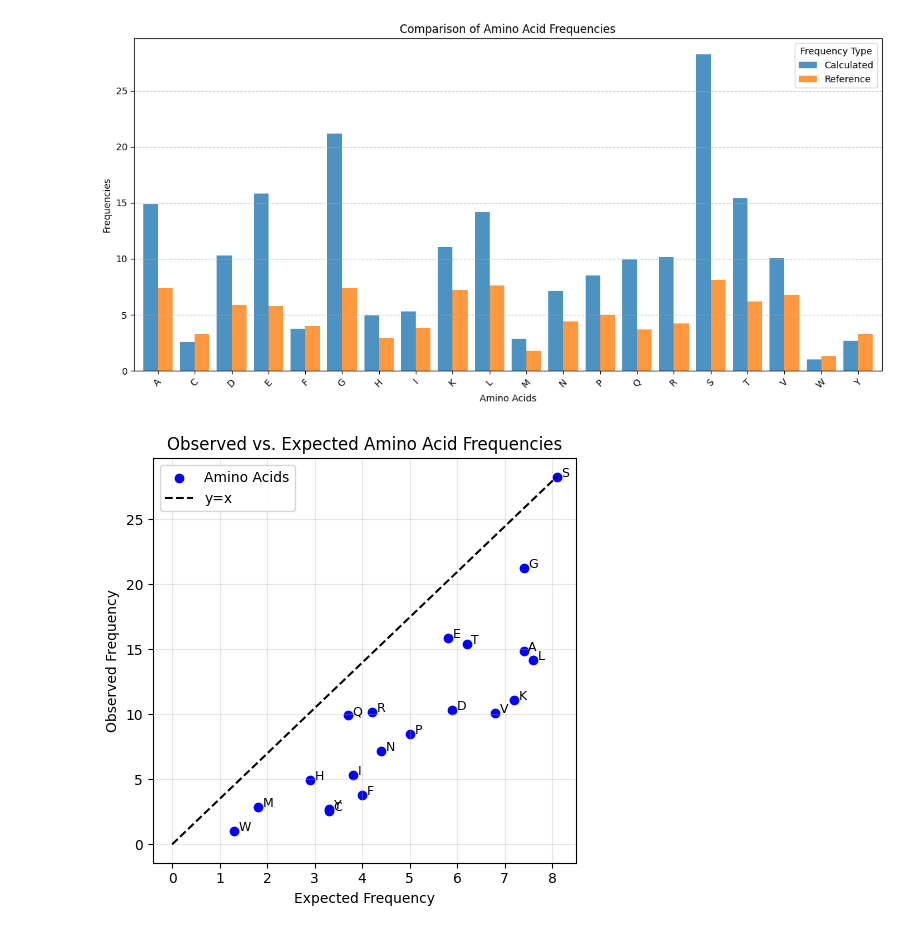
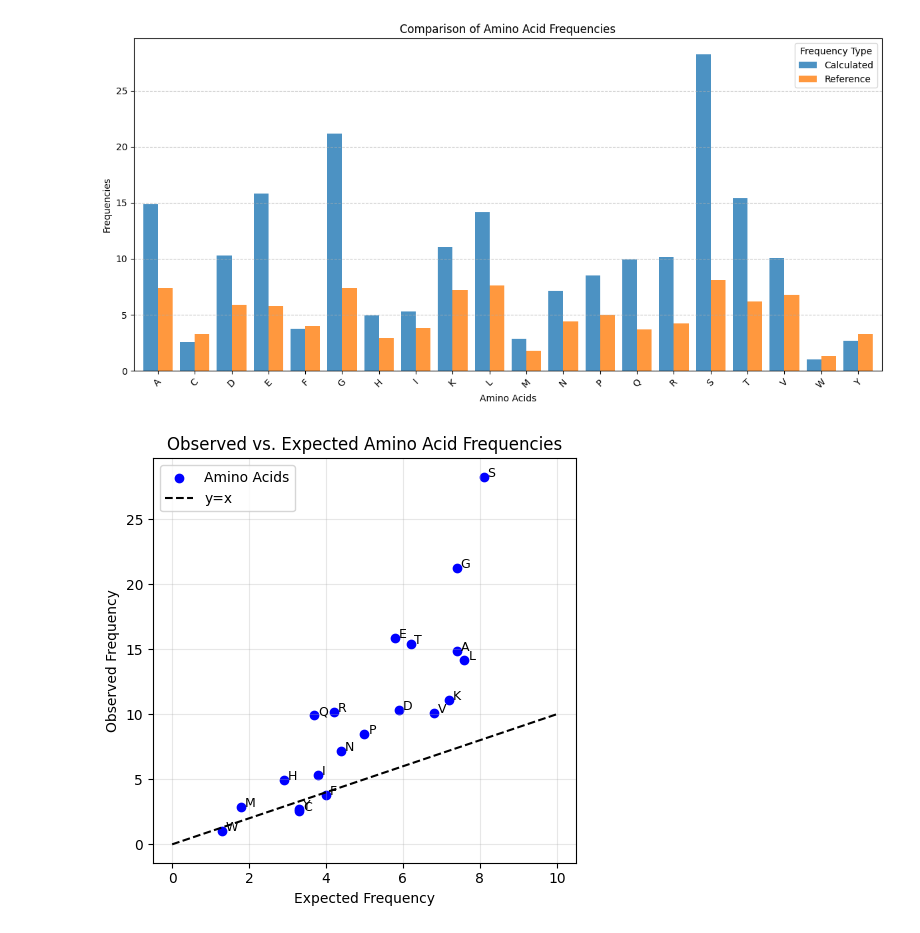
Before and after one commit to djurdjam02/DataMiningProject, a Jupyter notebook: project.ipynb, the cells around one changed output. Drawn from its saved outputs; the diff is of its cells as text; code cells hidden in the pictures.

```diff
--- a/project.ipynb
+++ b/project.ipynb
@@ -655,23 +655,26 @@ plt.show()
 # %% [output]
 [figure]
 # %%
+import numpy as np
 labels = list(total_frequencies.keys())
 observed = list(total_frequencies.values)
 expected = [reference_frequencies[label] for label in labels]
 
 plt.figure(figsize=(5, 5))
 plt.scatter(expected, observed, color='blue', label='Amino Acids')
-plt.plot([0, max(expected)], [0, max(observed)], color='black', linestyle='--', label='y=x')
+x = np.linspace(0, 10)
+y = x
+plt.plot(x, y, color='black', linestyle='--', label='y=x')
 
 for i, label in enumerate(labels):
     plt.text(expected[i] + 0.1, observed[i], label, fontsize=9)
 
 plt.title("Observed vs. Expected Amino Acid Frequencies")
 plt.xlabel("Expected Frequency")
 plt.ylabel("Observed Frequency")
 plt.grid(alpha=0.3)
 plt.legend()
 plt.tight_layout()
 plt.show()
 # %% [output]
-[figure, old version]
+[figure, new version]
```
Also changed, not shown: parts of 4 cells of this notebook, 4 other files.
